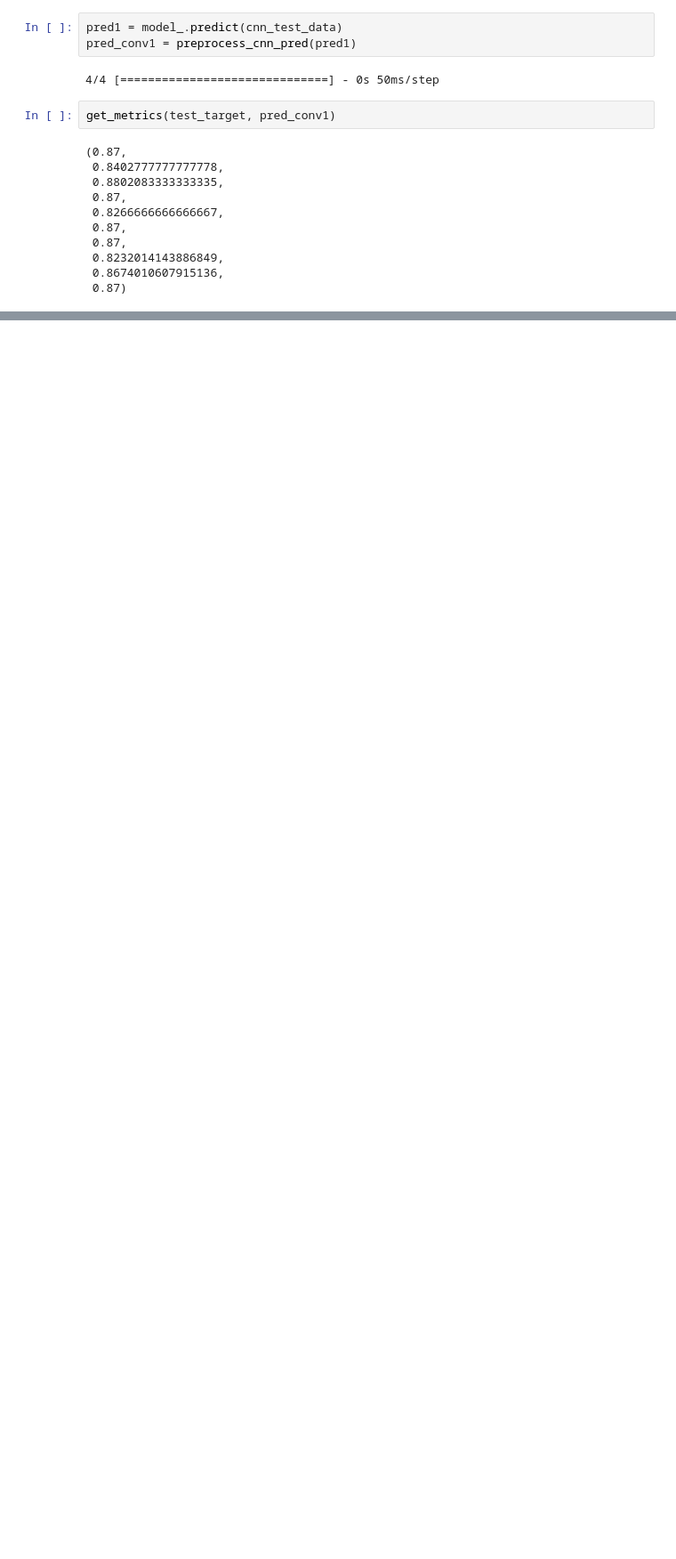
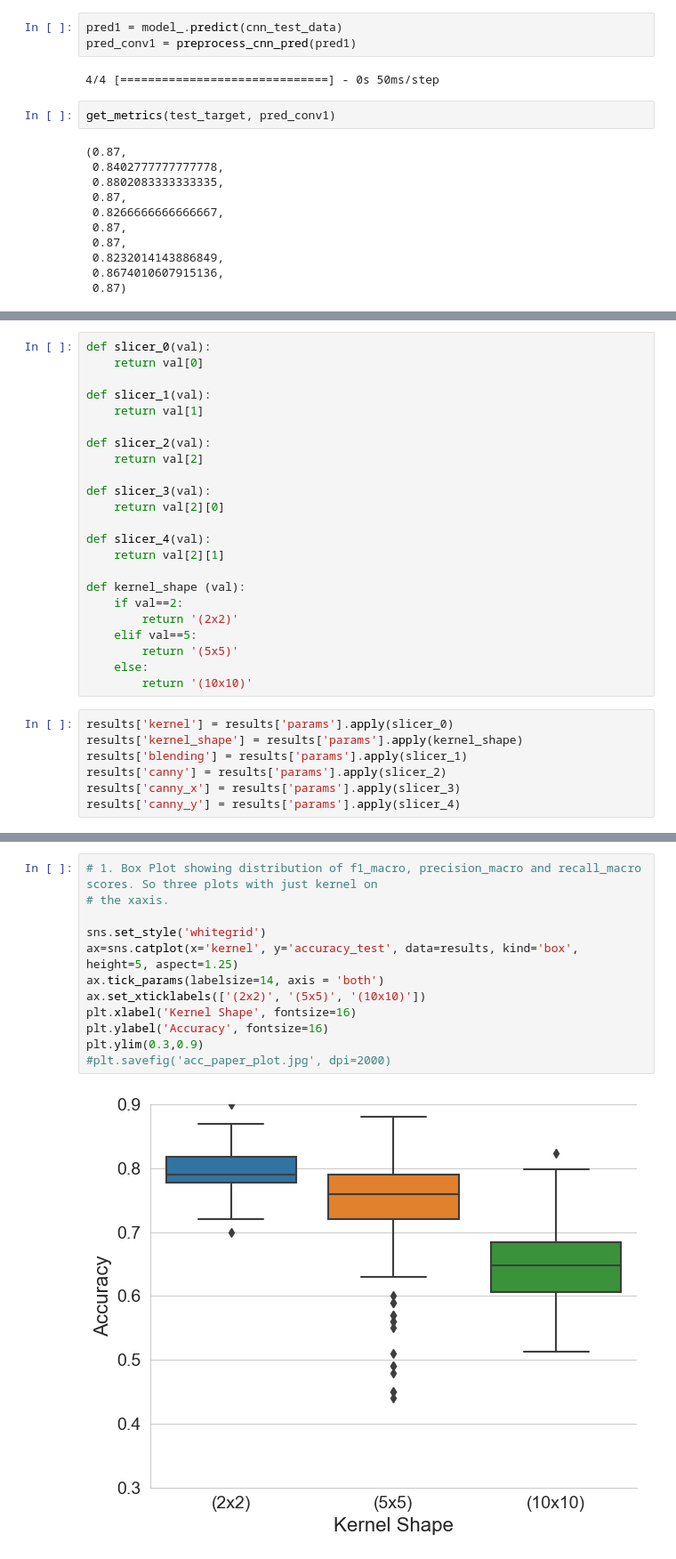
Before and after one commit to pithun/Soil-Classification-Using-ML, a Jupyter notebook: ML_Code - DEV.ipynb, the cells around one changed output, grey strips where cells are left out. Shown at 89% size. Saved outputs shown, nothing was run; the diff lists cells and outputs as text; blank space fills up the shorter version.

```diff
--- a/ML_Code - DEV.ipynb
+++ b/ML_Code - DEV.ipynb
@@ -887,0 +937,30 @@ get_metrics(test_target, pred_conv1)
+# %%
+def slicer_0(val):
+    return val[0]
+
+def slicer_1(val):
+    return val[1]
+
+def slicer_2(val):
+    return val[2]
+
+def slicer_3(val):
+    return val[2][0]
+
+def slicer_4(val):
+    return val[2][1]
+
+def kernel_shape (val):
+    if val==2:
+        return '(2x2)'
+    elif val==5:
+        return '(5x5)'
+    else:
+        return '(10x10)'
+# %%
+results['kernel'] = results['params'].apply(slicer_0)
+results['kernel_shape'] = results['params'].apply(kernel_shape)
+results['blending'] = results['params'].apply(slicer_1)
+results['canny'] = results['params'].apply(slicer_2)
+results['canny_x'] = results['params'].apply(slicer_3)
+results['canny_y'] = results['params'].apply(slicer_4)
@@ -887,0 +976,14 @@ get_metrics(test_target, pred_conv1)
+# %%
+# 1. Box Plot showing distribution of f1_macro, precision_macro and recall_macro scores. So three plots with just kernel on
+# the xaxis.
+
+sns.set_style('whitegrid')
+ax=sns.catplot(x='kernel', y='accuracy_test', data=results, kind='box', height=5, aspect=1.25)
+ax.tick_params(labelsize=14, axis = 'both')
+ax.set_xticklabels(['(2x2)', '(5x5)', '(10x10)'])
+plt.xlabel('Kernel Shape', fontsize=16)
+plt.ylabel('Accuracy', fontsize=16)
+plt.ylim(0.3,0.9)
+#plt.savefig('acc_paper_plot.jpg', dpi=2000)
+# %% [output]
+[figure, added]
```
Also changed, not shown: parts of 21 cells of this notebook, 21 other files.
